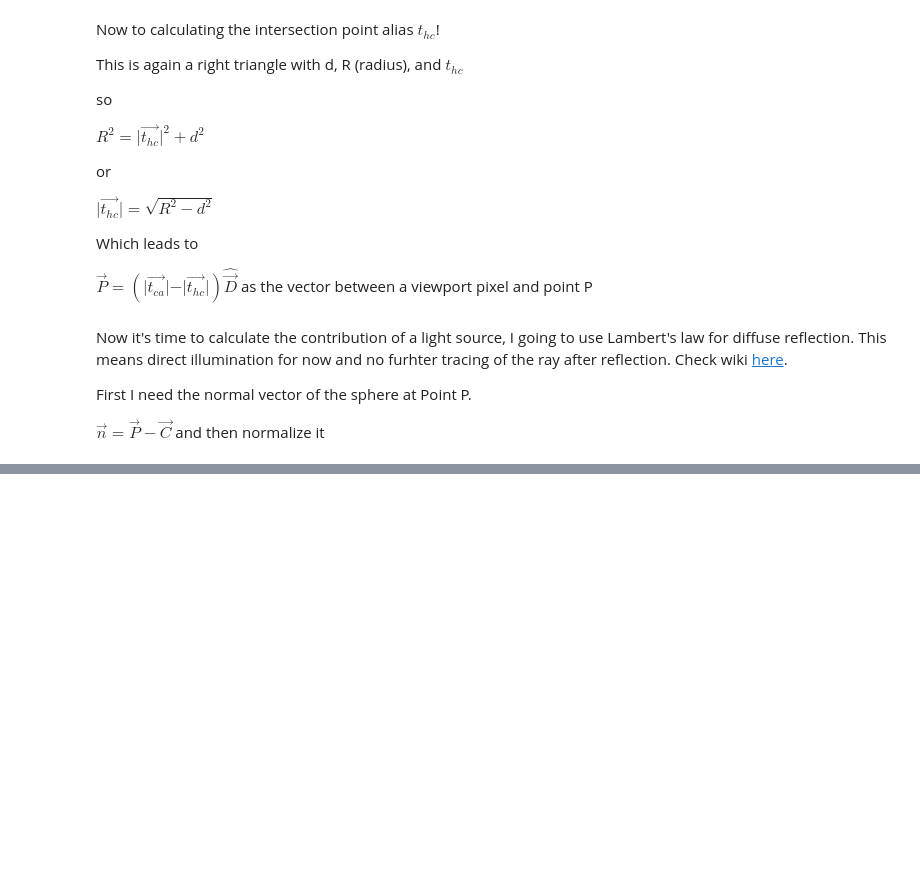
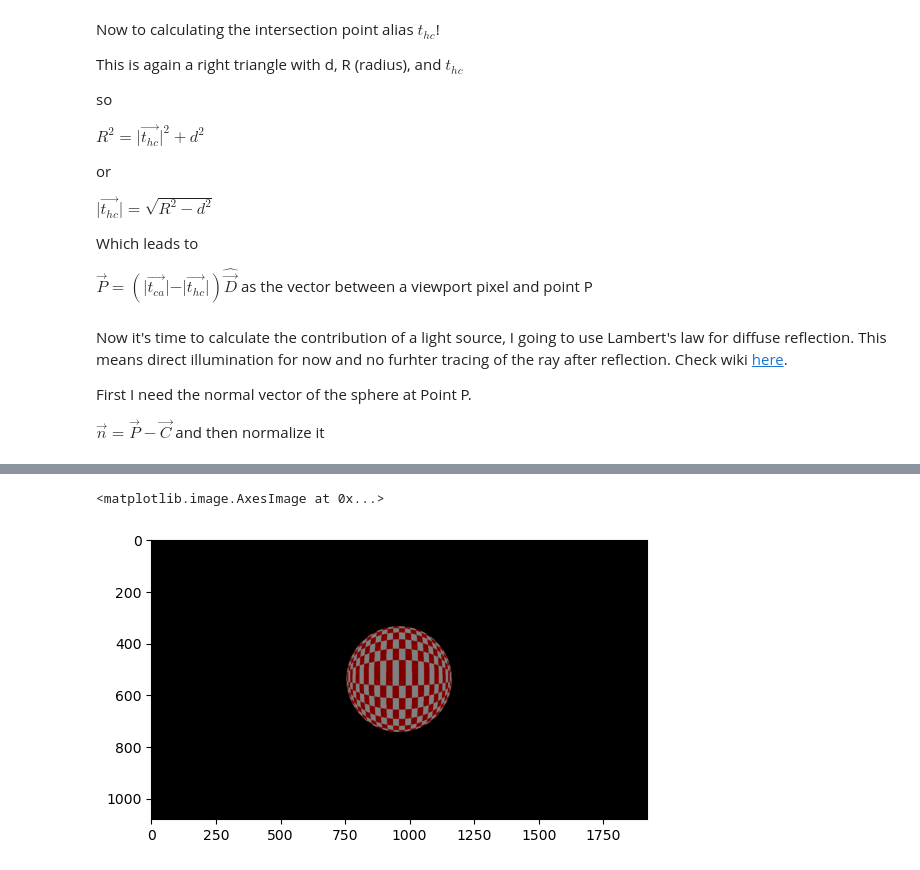
Before and after one commit to StFroese/funtracing, a Jupyter notebook: notebooks/Basic Understanding.ipynb, the cells around one changed output, grey strips where cells are left out. Cells and saved outputs as stored; diff of their text form; code cells hidden in the pictures; blank space fills up the shorter version.

```diff
--- a/notebooks/Basic Understanding.ipynb
+++ b/notebooks/Basic Understanding.ipynb
@@ -165,0 +182,17 @@ plt.colorbar()
+# %%
+u = 0.5 + phi/(2*np.pi)
+v = 0.5 + theta/np.pi
+
+# convert to pix coords for texture
+uu = u * texture.shape[1] - 1
+vv = v * texture.shape[0] - 1
+
+from scipy.ndimage import map_coordinates
+
+sphere_color = np.zeros_like(n, dtype=np.uint8)
+for idx in range(3):
+    sphere_color[...,idx] = map_coordinates(texture[...,idx], [vv,uu], order=0, mode='reflect')
+plt.imshow(sphere_color)
+# %% [output]
+<matplotlib.image.AxesImage at 0x...>
+[figure, added]
```
Also changed, not shown: parts of 15 cells of this notebook, 1 other file.
